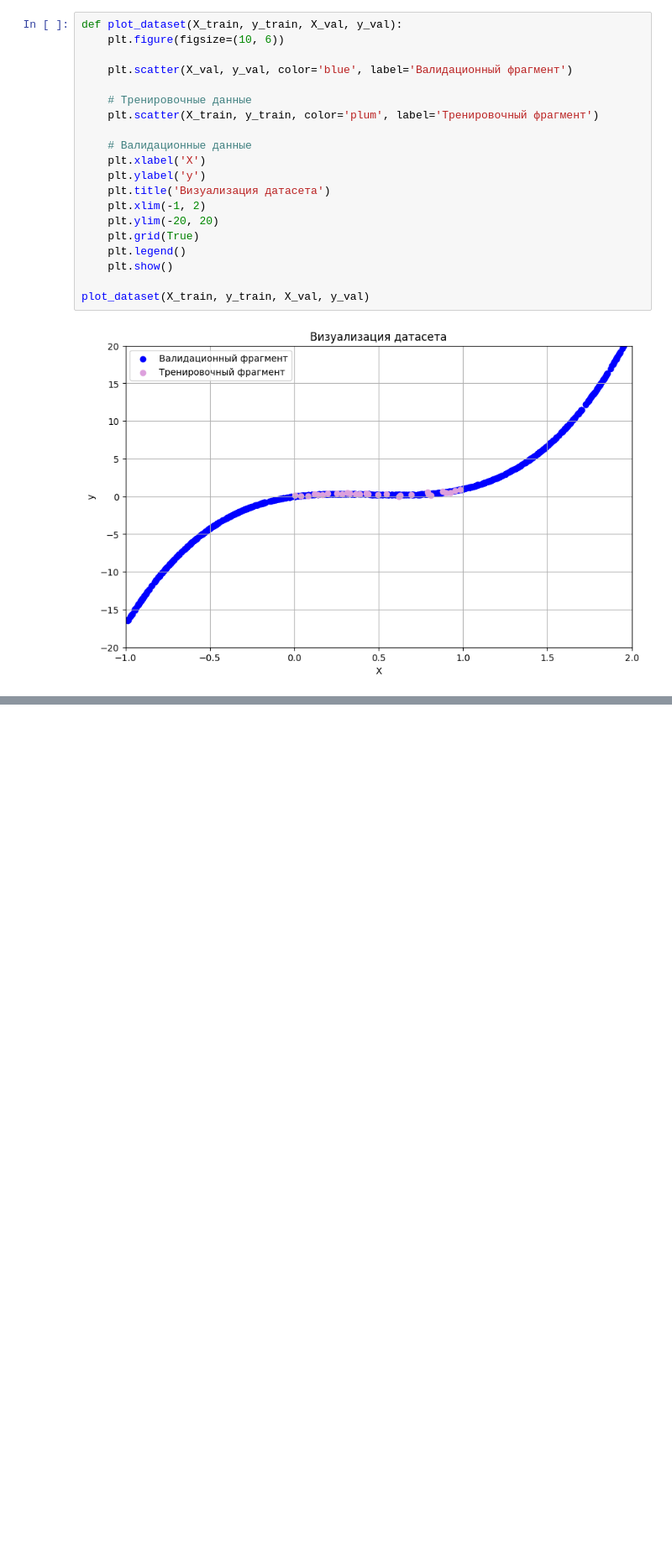
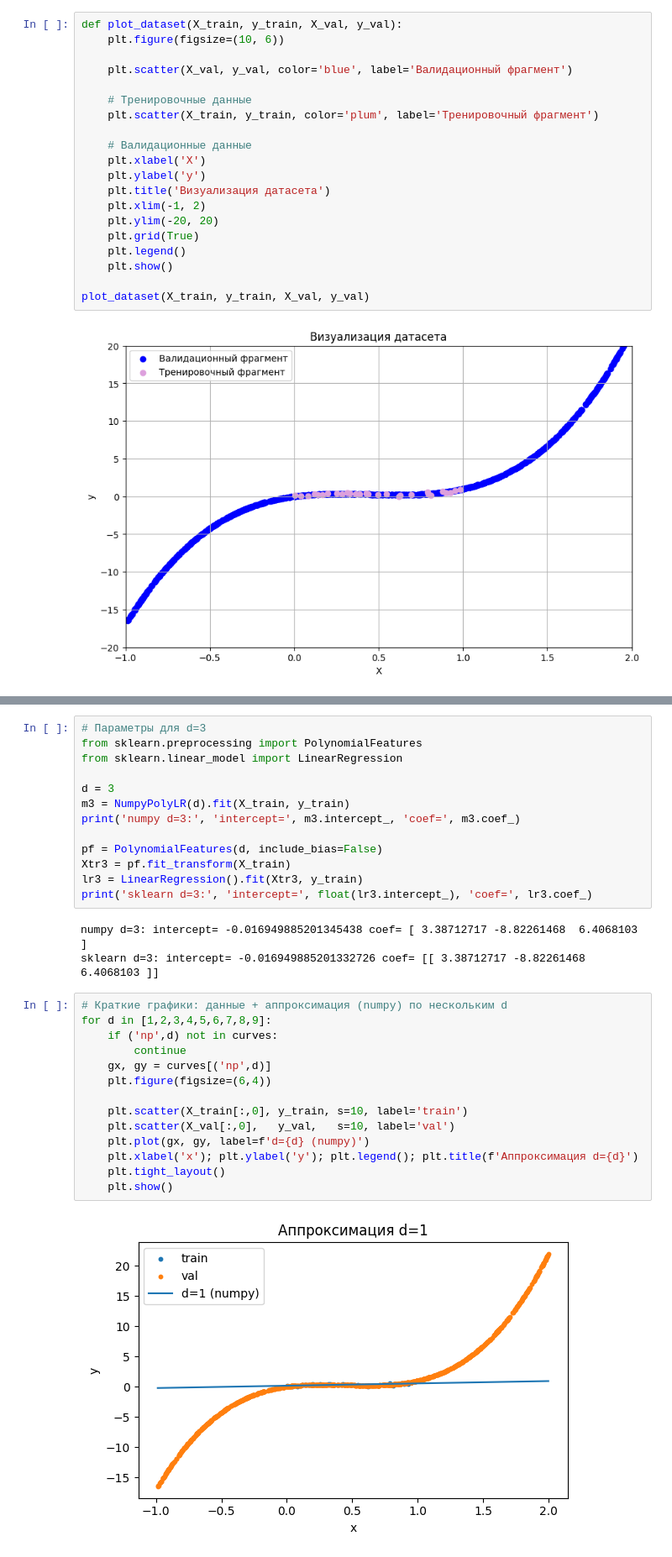
Before and after one commit to ylia35/Neural-networks, a Jupyter notebook: ПЗ2.ipynb, the cells around one changed output, grey strips where cells are left out. Shown at 84% size. Drawn from its saved outputs; the diff is of its cells as text; blank space fills up the shorter version.

```diff
--- a/ПЗ2.ipynb
+++ b/ПЗ2.ipynb
@@ -144,0 +238,32 @@ plot_dataset(X_train, y_train, X_val, y_val)
+# %%
+# Параметры для d=3
+from sklearn.preprocessing import PolynomialFeatures
+from sklearn.linear_model import LinearRegression
+
+d = 3
+m3 = NumpyPolyLR(d).fit(X_train, y_train)
+print('numpy d=3:', 'intercept=', m3.intercept_, 'coef=', m3.coef_)
+
+pf = PolynomialFeatures(d, include_bias=False)
+Xtr3 = pf.fit_transform(X_train)
+lr3 = LinearRegression().fit(Xtr3, y_train)
+print('sklearn d=3:', 'intercept=', float(lr3.intercept_), 'coef=', lr3.coef_)
+# %% [output]
+numpy d=3: intercept= -0.016949885201345438 coef= [ 3.38712717 -8.82261468  6.4068103 ]
+sklearn d=3: intercept= -0.016949885201332726 coef= [[ 3.38712717 -8.82261468  6.4068103 ]]
+# %%
+# Краткие графики: данные + аппроксимация (numpy) по нескольким d
+for d in [1,2,3,4,5,6,7,8,9]:
+    if ('np',d) not in curves:
+        continue
+    gx, gy = curves[('np',d)]
+    plt.figure(figsize=(6,4))
+
+    plt.scatter(X_train[:,0], y_train, s=10, label='train')
+    plt.scatter(X_val[:,0],   y_val,   s=10, label='val')
+    plt.plot(gx, gy, label=f'd={d} (numpy)')
+    plt.xlabel('x'); plt.ylabel('y'); plt.legend(); plt.title(f'Аппроксимация d={d}')
+    plt.tight_layout()
+    plt.show()
+# %% [output]
+[figure, added]
```
Also changed, not shown: parts of 7 cells of this notebook.
